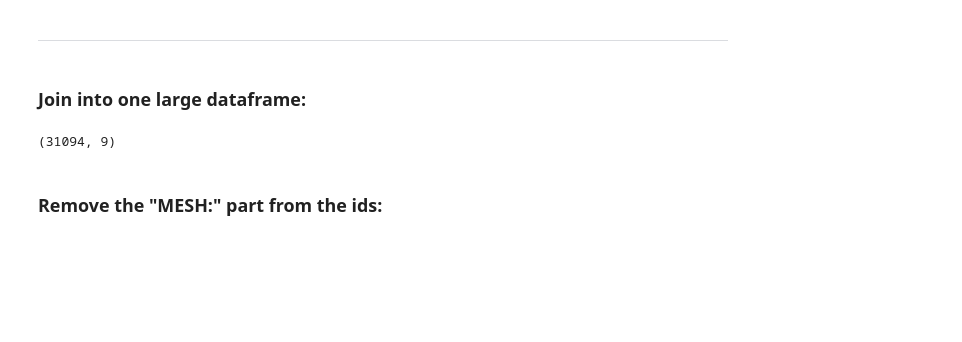
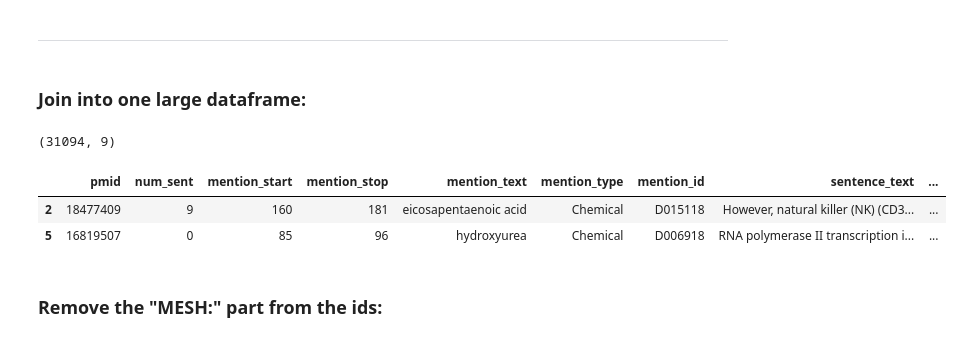
Before and after one commit to SuLab/crowd_cid_relex, a Jupyter notebook: crowd_only/analysis/befree_data_processing.ipynb, the cells around one changed output. Drawn from its saved outputs; the diff is of its cells as text; code cells hidden in the pictures; blank space fills up the shorter version.

```diff
--- a/crowd_only/befree_data_processing.ipynb
+++ b/crowd_only/analysis/befree_data_processing.ipynb
@@ -156,6 +139,12 @@ clean_data = pd.concat([mesh_chem, mesh_dise])
 clean_data.shape
 # %% [output]
 (31094, 9)
+# %%
+clean_data.head(2)
+# %% [output]
+|  | pmid | num_sent | mention_start | mention_stop | mention_text | mention_type | mention_id | sentence_text | ... |
+| 2 | 18477409 | 9 | 160 | 181 | eicosapentaenoic acid | Chemical | D015118 | However, natural killer (NK) (CD3... | ... |
+| 5 | 16819507 | 0 | 85 | 96 | hydroxyurea | Chemical | D006918 | RNA polymerase II transcription i... | ... |
 # %% [markdown]
 ### Remove the "MESH:" part from the ids:
 # %%
```
Also changed, not shown: parts of 33 cells of this notebook.
